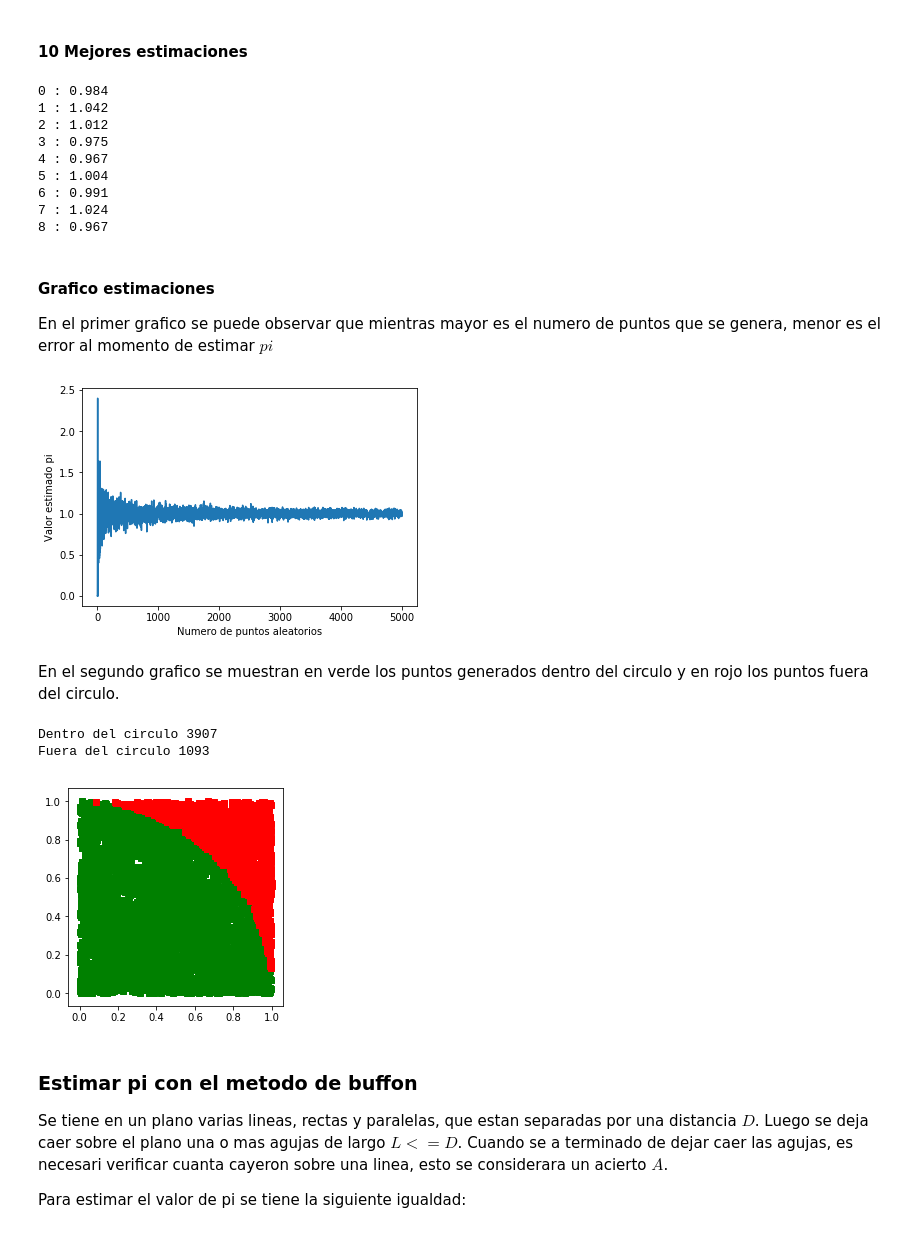
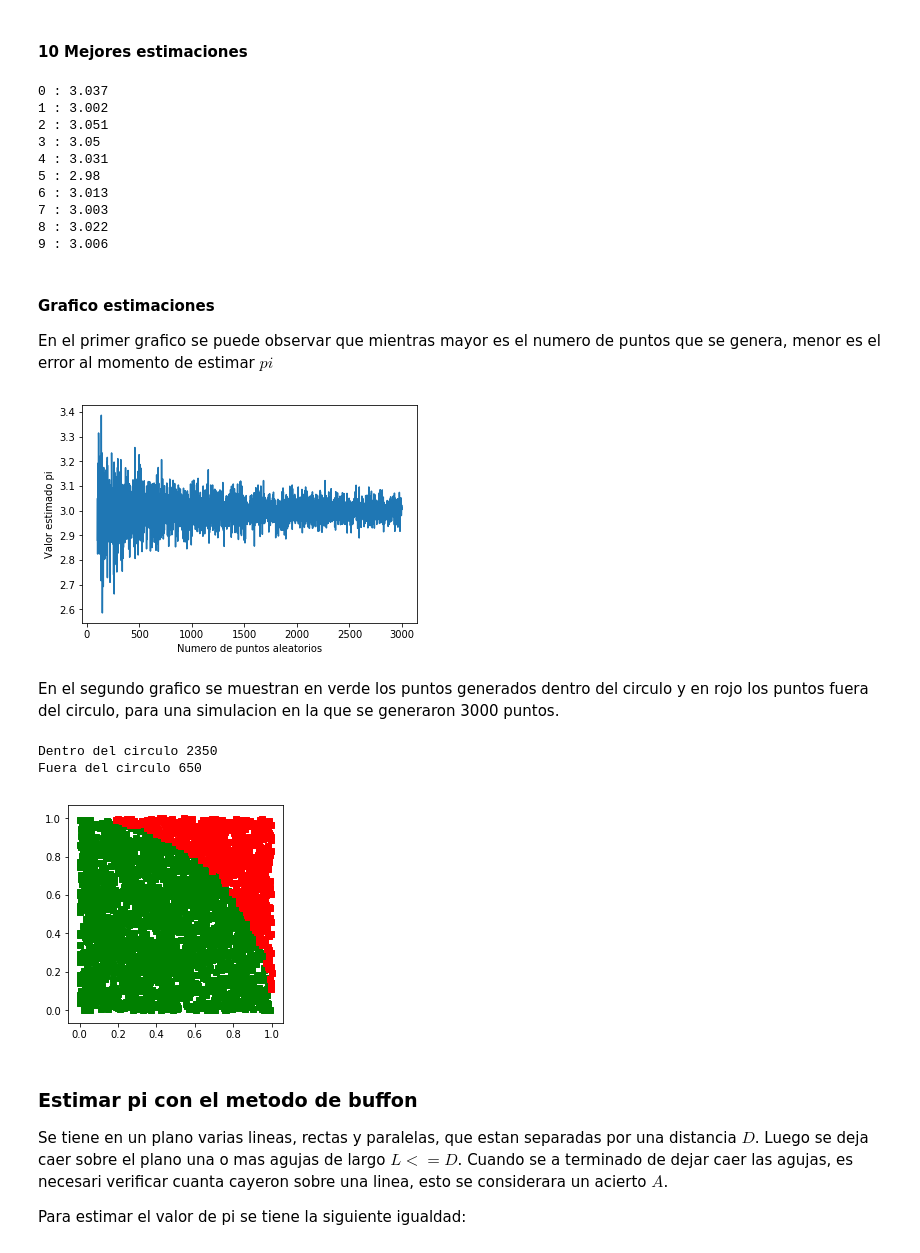
Before and after one commit to horellana/lab2_simulacion, a Jupyter notebook: Laboratorio2 simulacion.ipynb, the cells around one changed output. Cells and saved outputs as stored; diff of their text form; code cells hidden in the pictures.

```diff
--- a/Laboratorio2 simulacion.ipynb
+++ b/Laboratorio2 simulacion.ipynb
@@ -70,24 +74,25 @@ def estimar_pi(n):
 
     return round(4 * puntos_dentro_circulo / n, 3)
 # %%
-n = 5 * (10 ** 3)
+n = 3 * (10 ** 3)
 # %%
-estimaciones = [estimar_pi(n) for n in range(1, n)]
+estimaciones = [estimar_pi(n) for n in range(100, n)]
 # %% [markdown]
 #### 10 Mejores estimaciones
 # %%
-for i, e in enumerate(estimaciones[-9:]):
+for i, e in enumerate(estimaciones[-10:]):
     print(f"{i} : {e}")
 # %% [output]
-0 : 0.984
-1 : 1.042
-2 : 1.012
-3 : 0.975
-4 : 0.967
-5 : 1.004
-6 : 0.991
-7 : 1.024
-8 : 0.967
+0 : 3.037
+1 : 3.002
+2 : 3.051
+3 : 3.05
+4 : 3.031
+5 : 2.98
+6 : 3.013
+7 : 3.003
+8 : 3.022
+9 : 3.006
 # %% [markdown]
 #### Grafico estimaciones
 
@@ -95,15 +100,15 @@ En el primer grafico se puede observar que mientras mayor es el numero de puntos
 menor es el error al momento de estimar $pi$
 # %%
 fig = plt.figure()
-plt.plot(list(range(1, n)), estimaciones)
+plt.plot(list(range(100, n)), estimaciones)
 plt.xlabel("Numero de puntos aleatorios")
 plt.ylabel("Valor estimado pi")
 print()
 # %% [output]
-[figure, old version]
+[figure, new version]
 # %% [markdown]
 En el segundo grafico se muestran en verde los puntos generados dentro del circulo y en
-rojo los puntos fuera del circulo.
+rojo los puntos fuera del circulo, para una simulacion en la que se generaron 3000 puntos.
 # %%
 x_inside = []
 y_inside = []
@@ -131,9 +136,9 @@ ax.scatter(x_inside, y_inside, color='g', marker='s')
 ax.scatter(x_outside, y_outside, color='r', marker='s')
 print()
 # %% [output]
-Dentro del circulo 3907
-Fuera del circulo 1093
+Dentro del circulo 2350
+Fuera del circulo 650
-[figure, old version]
+[figure, new version]
 # %% [markdown]
 ### Estimar pi con el metodo de buffon
 
```
Also changed, not shown: parts of 10 cells of this notebook.
